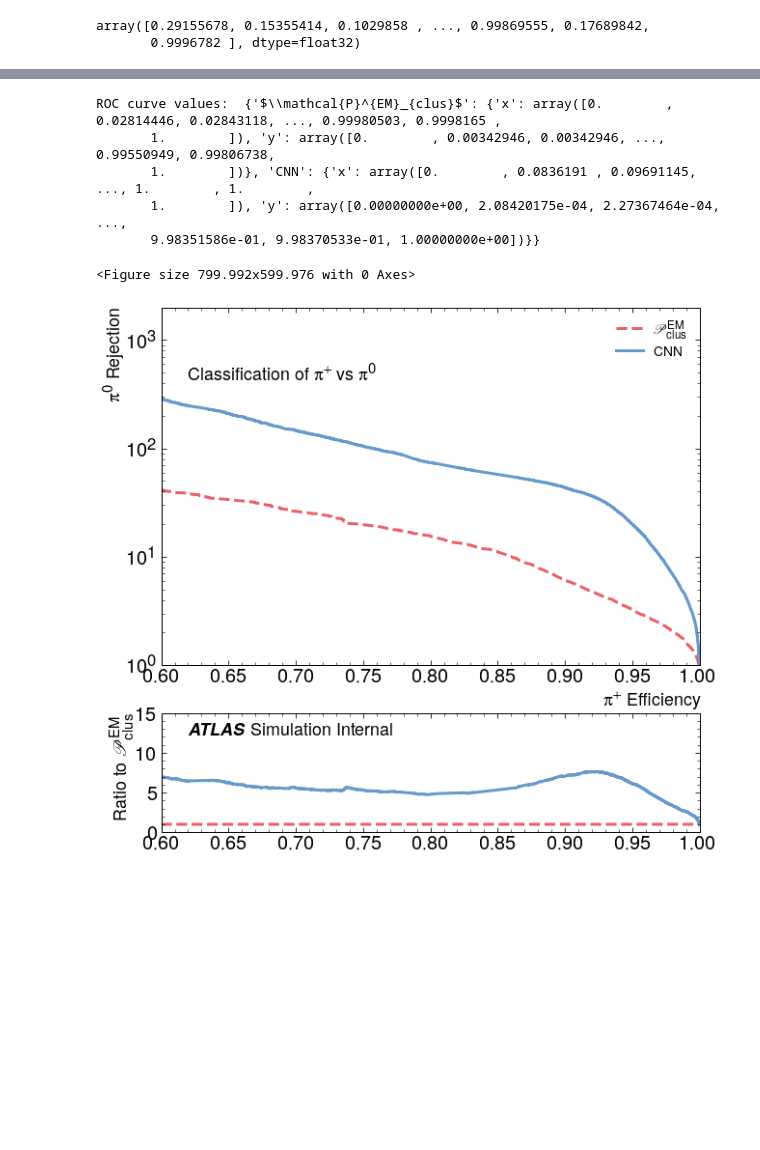
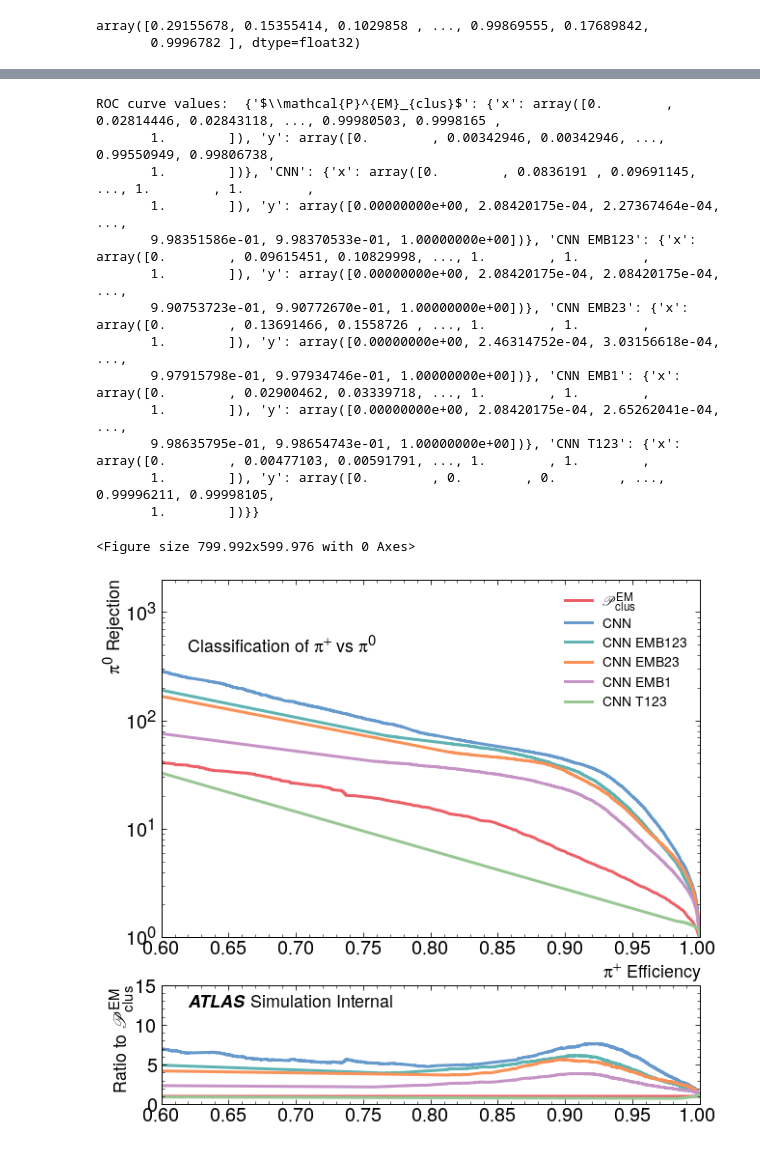
Before and after one commit to diliamariap/LCStudies, a Jupyter notebook: classifier/TopoClusterClassifierPlotting_Dilia.ipynb, the cells around one changed output, grey strips where cells are left out. Cells and saved outputs as stored; diff of their text form; code cells hidden in the pictures; blank space fills up the shorter version.

Commit message:
ROC plot comparison for CNN, Updates plot utils, Running on different models

```diff
--- a/classifier/TopoClusterClassifierPlotting_Dilia.ipynb
+++ b/classifier/TopoClusterClassifierPlotting_Dilia.ipynb
@@ -153,3 +160,15 @@ Name: label, Length: 435967, dtype: bool
 # %% [output]
 array([0.29155678, 0.15355414, 0.1029858 , ..., 0.99869555, 0.17689842,
        0.9996782 ], dtype=float32)
+# %%
+model_p1_d02_EMB=tf.keras.models.load_model(modelpath+'model_p1_d02_EMB.h5')
+scores_p1_d02_EMB = model_p1_d02_EMB.predict([pcellsE1_EMB1G_channels, pcellsE23_EMB2G_channels])
+# %%
+model_p1_d02_EMB1=tf.keras.models.load_model(modelpath+'model_p1_d02_EMB1.h5')
+scores_p1_d02_EMB1 = model_p1_d02_EMB1.predict([pcellsE1_EMB1G_channels])
+# %%
+model_p1_d02_EMB23=tf.keras.models.load_model(modelpath+'model_p1_d02_EMB23.h5')
+scores_p1_d02_EMB23 = model_p1_d02_EMB23.predict([pcellsE23_EMB2G_channels])
+# %%
+model_p1_d02_T123=tf.keras.models.load_model(modelpath+'model_p1_d02_T123.h5')
+scores_p1_d02_T123 = model_p1_d02_T123.predict([pcellsT123_T1G_channels])
@@ -178,17 +229,27 @@ ROC curve values:  {'$\\mathcal{P}^{EM}_{clus}$': {'x': array([0.00000000e+00, 1
 # %%
-pu.roc_plot_scores([1-pdata_merged.cluster_EM_PROBABILITY.to_numpy(),scores_p1_d02[:,1]],plabels,pdata_merged,
-                   labels = ['$\mathcal{P}^{EM}_{clus}$', 'CNN'],
+pu.roc_plot_scores([1-pdata_merged.cluster_EM_PROBABILITY.to_numpy(),scores_p1_d02[:,1],scores_p1_d02_EMB[:,1],scores_p1_d02_EMB23[:,1], scores_p1_d02_EMB1[:,1],scores_p1_d02_T123[:,1]],
+                   plabels,pdata_merged,
+                   labels = ['$\mathcal{P}^{EM}_{clus}$', 'CNN','CNN EMB123','CNN EMB23','CNN EMB1','CNN T123'],
+                   figfile = plotpath+'model_cnn_differentlayers_RejectionEff_layers.pdf',
                    x_min = 0.6, x_max = 1.0, y_min = 1, y_max = 2000,
                    x_log = False, y_log = True, rejection = True,
                    x_label = '$\pi^{+}$ Efficiency', y_label = '$\pi^{0}$ Rejection',
                    atlas_x = 0.05, atlas_y = 0.925, simulation = True, atlas_status = 'Internal',
-                   linestyles = ['dashed','solid', 'dashdot', (0, (3, 1, 1, 1, 1, 1))], colorgrouping = -1,
+                   #linestyles = ['dashed','solid', 'dashdot', (0, (3, 1, 1, 1, 1, 1))], colorgrouping = -1,
                    textlist = [{'x': 0.05, 'y': 0.8, 'text': 'Classification of $\pi^{+}$ vs $\pi^{0}$'}])
 # %% [output]
 ROC curve values:  {'$\\mathcal{P}^{EM}_{clus}$': {'x': array([0.        , 0.02814446, 0.02843118, ..., 0.99980503, 0.9998165 ,
        1.        ]), 'y': array([0.        , 0.00342946, 0.00342946, ..., 0.99550949, 0.99806738,
        1.        ])}, 'CNN': {'x': array([0.        , 0.0836191 , 0.09691145, ..., 1.        , 1.        ,
        1.        ]), 'y': array([0.00000000e+00, 2.08420175e-04, 2.27367464e-04, ...,
-       9.98351586e-01, 9.98370533e-01, 1.00000000e+00])}}
+       9.98351586e-01, 9.98370533e-01, 1.00000000e+00])}, 'CNN EMB123': {'x': array([0.        , 0.09615451, 0.10829998, ..., 1.        , 1.        ,
+       1.        ]), 'y': array([0.00000000e+00, 2.08420175e-04, 2.08420175e-04, ...,
+       9.90753723e-01, 9.90772670e-01, 1.00000000e+00])}, 'CNN EMB23': {'x': array([0.        , 0.13691466, 0.1558726 , ..., 1.        , 1.        ,
+       1.        ]), 'y': array([0.00000000e+00, 2.46314752e-04, 3.03156618e-04, ...,
+       9.97915798e-01, 9.97934746e-01, 1.00000000e+00])}, 'CNN EMB1': {'x': array([0.        , 0.02900462, 0.03339718, ..., 1.        , 1.        ,
+       1.        ]), 'y': array([0.00000000e+00, 2.08420175e-04, 2.65262041e-04, ...,
+       9.98635795e-01, 9.98654743e-01, 1.00000000e+00])}, 'CNN T123': {'x': array([0.        , 0.00477103, 0.00591791, ..., 1.        , 1.        ,
+       1.        ]), 'y': array([0.        , 0.        , 0.        , ..., 0.99996211, 0.99998105,
+       1.        ])}}
 <Figure size 799.992x599.976 with 0 Axes>
-[figure, old version]
+[figure, new version]
```
Also changed, not shown: parts of 11 cells of this notebook, 2 other files.
